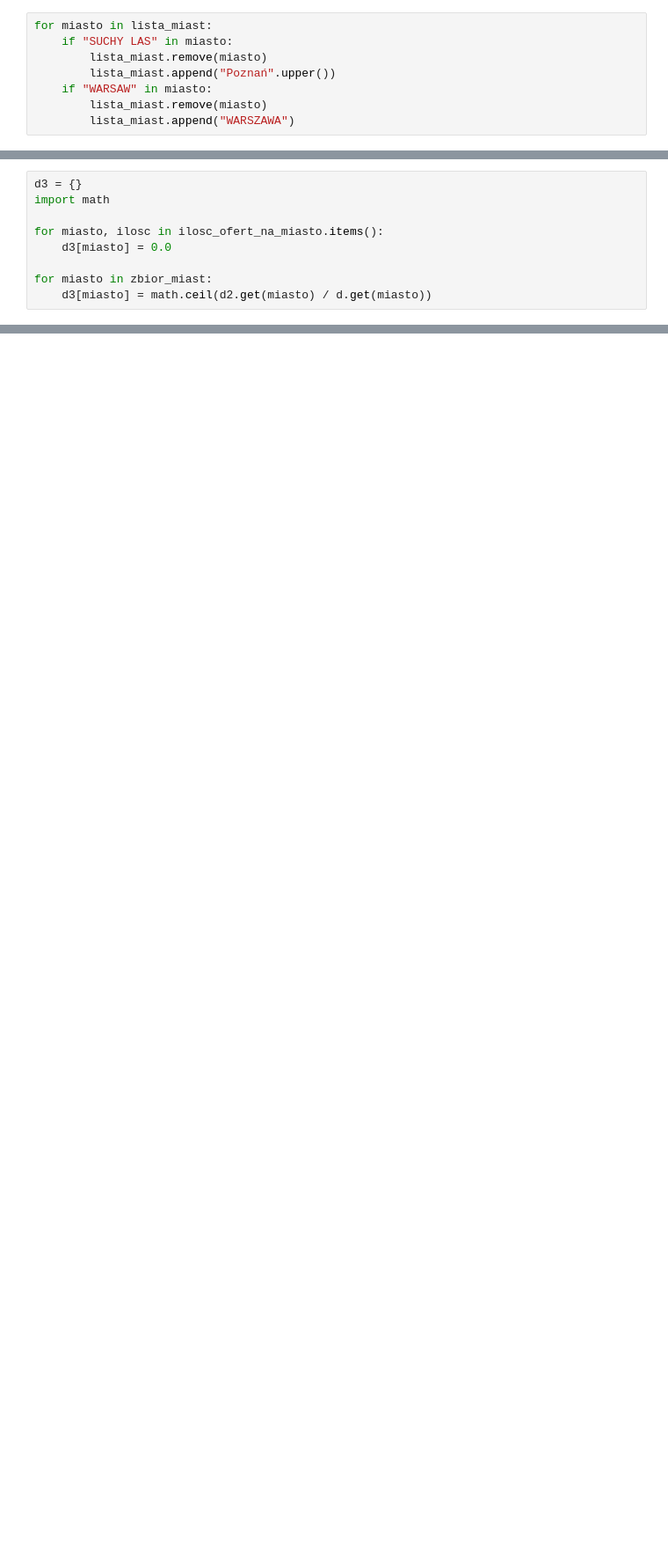
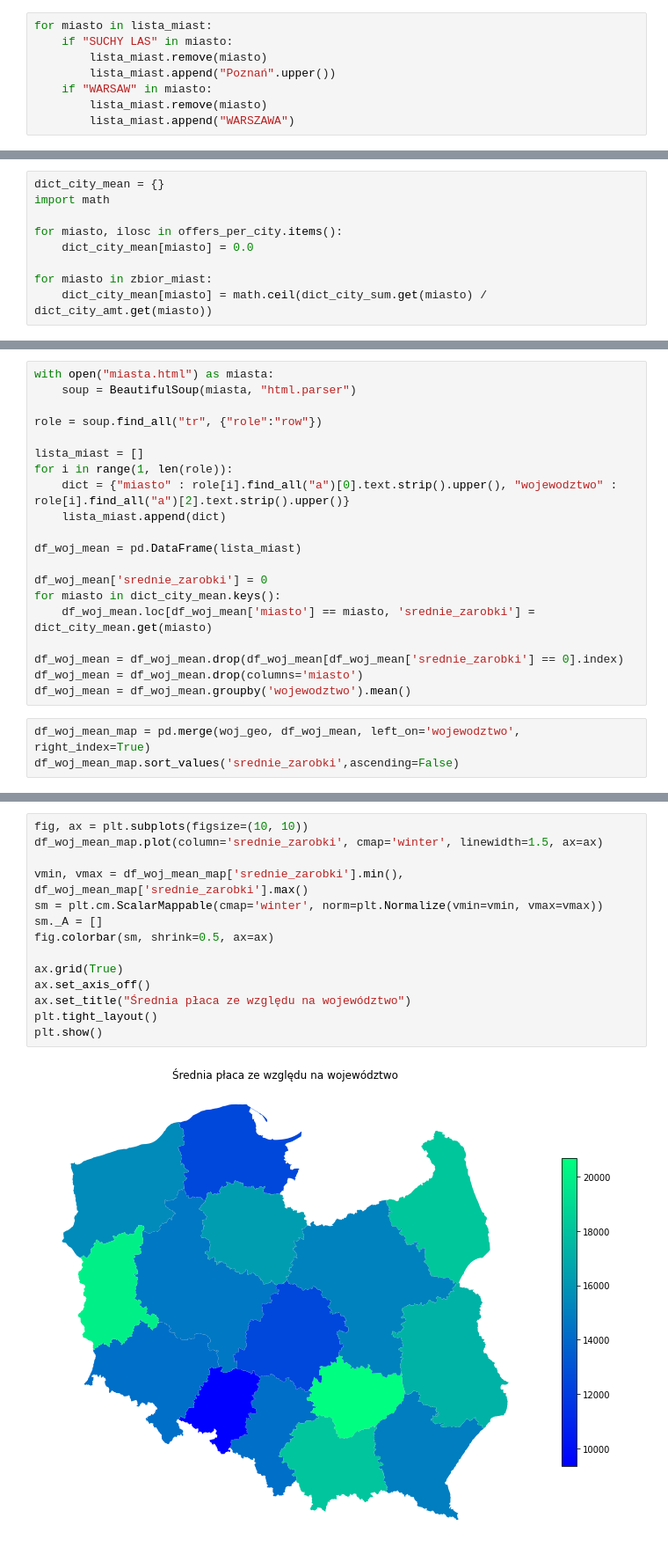
Before and after one commit to Kajiysor/Projekt_Wizualizacja_Danych, a Jupyter notebook: csv_handling.ipynb, the cells around one changed output, grey strips where cells are left out. Shown at 88% size. Cells and saved outputs as stored; diff of their text form; blank space fills up the shorter version.

Commit message:
added mean pay map

```diff
--- a/csv_handling.ipynb
+++ b/csv_handling.ipynb
@@ -173,9 +323,9 @@ print(d2)
 # %%
-d3 = {}
+dict_city_mean = {}
 import math
 
-for miasto, ilosc in ilosc_ofert_na_miasto.items():
-    d3[miasto] = 0.0
+for miasto, ilosc in offers_per_city.items():
+    dict_city_mean[miasto] = 0.0
 
 for miasto in zbior_miast:
-    d3[miasto] = math.ceil(d2.get(miasto) / d.get(miasto))
+    dict_city_mean[miasto] = math.ceil(dict_city_sum.get(miasto) / dict_city_amt.get(miasto))
@@ -201,0 +352,23 @@ d3
+# %%
+with open("miasta.html") as miasta:
+    soup = BeautifulSoup(miasta, "html.parser")
+
+role = soup.find_all("tr", {"role":"row"})
+
+lista_miast = []
+for i in range(1, len(role)):
+    dict = {"miasto" : role[i].find_all("a")[0].text.strip().upper(), "wojewodztwo" : role[i].find_all("a")[2].text.strip().upper()}
+    lista_miast.append(dict)
+
+df_woj_mean = pd.DataFrame(lista_miast)
+
+df_woj_mean['srednie_zarobki'] = 0
+for miasto in dict_city_mean.keys():
+    df_woj_mean.loc[df_woj_mean['miasto'] == miasto, 'srednie_zarobki'] = dict_city_mean.get(miasto)
+
+df_woj_mean = df_woj_mean.drop(df_woj_mean[df_woj_mean['srednie_zarobki'] == 0].index)
+df_woj_mean = df_woj_mean.drop(columns='miasto')
+df_woj_mean = df_woj_mean.groupby('wojewodztwo').mean()
+# %%
+df_woj_mean_map = pd.merge(woj_geo, df_woj_mean, left_on='wojewodztwo', right_index=True)
+df_woj_mean_map.sort_values('srednie_zarobki',ascending=False)
@@ -201,0 +393,16 @@ d3
+# %%
+fig, ax = plt.subplots(figsize=(10, 10))
+df_woj_mean_map.plot(column='srednie_zarobki', cmap='winter', linewidth=1.5, ax=ax)
+
+vmin, vmax = df_woj_mean_map['srednie_zarobki'].min(), df_woj_mean_map['srednie_zarobki'].max()
+sm = plt.cm.ScalarMappable(cmap='winter', norm=plt.Normalize(vmin=vmin, vmax=vmax))
+sm._A = []
+fig.colorbar(sm, shrink=0.5, ax=ax)
+
+ax.grid(True)
+ax.set_axis_off()
+ax.set_title("Średnia płaca ze względu na województwo")
+plt.tight_layout()
+plt.show()
+# %% [output]
+[figure, added]
```
Also changed, not shown: parts of 33 cells of this notebook.
